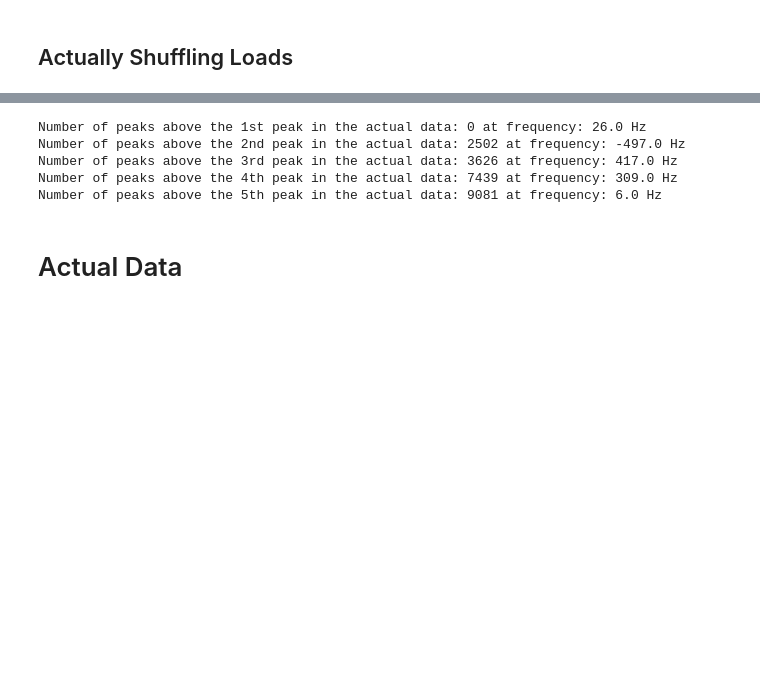
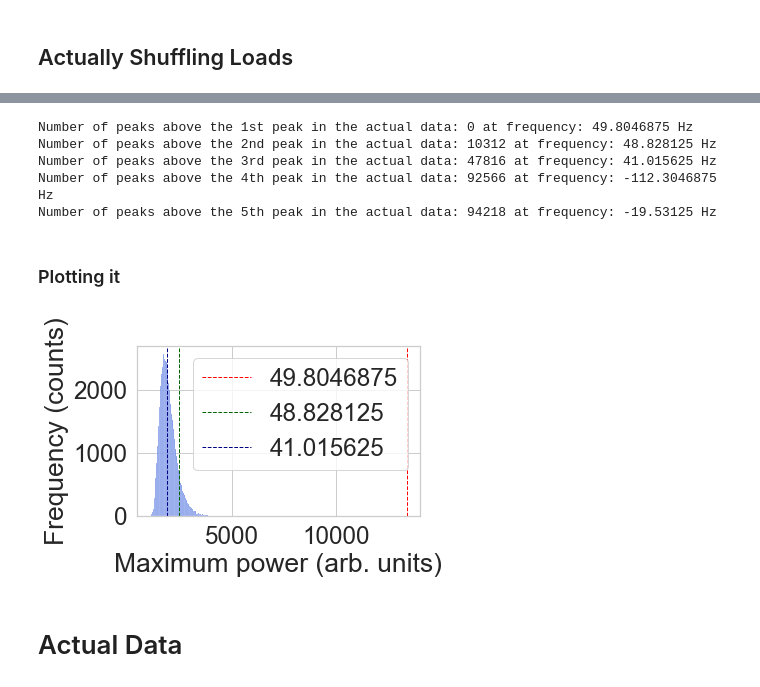
Before and after one commit to Joao-Carlos-S-G-de-A/Pulsar-Fourier-Transform, a Jupyter notebook: Main.ipynb, the cells around one changed output, grey strips where cells are left out. Cells and saved outputs as stored; diff of their text form; code cells hidden in the pictures; blank space fills up the shorter version.

```diff
--- a/Main.ipynb
+++ b/Main.ipynb
@@ -140,15 +147,15 @@ np.save('peaks_syn.npy', peaks_syn)
 # %%
 peaks_syn = np.load('peaks_syn.npy')
 above_1st_peak = (peaks_syn > power_syn[-1]).sum()
-print("Number of peaks above the 1st peak in the actual data:", above_1st_peak, "at frequency:", peak_freqs[-1], "Hz")
+print("Number of peaks above the 1st peak in the actual data:", above_1st_peak, "at frequency:", freq_syn[-1], "Hz")
 above_2nd_peak = (peaks_syn > power_syn[-3]).sum()
-print("Number of peaks above the 2nd peak in the actual data:", above_2nd_peak, "at frequency:", peak_freqs[-3], "Hz")
+print("Number of peaks above the 2nd peak in the actual data:", above_2nd_peak, "at frequency:", freq_syn[-3], "Hz")
 above_3rd_peak = (peaks_syn > power_syn[-5]).sum()
-print("Number of peaks above the 3rd peak in the actual data:", above_3rd_peak, "at frequency:", peak_freqs[-5], "Hz")
+print("Number of peaks above the 3rd peak in the actual data:", above_3rd_peak, "at frequency:", freq_syn[-5], "Hz")
 above_4th_peak = (peaks_syn > power_syn[-7]).sum()
-print("Number of peaks above the 4th peak in the actual data:", above_4th_peak, "at frequency:", peak_freqs[-8], "Hz")
+print("Number of peaks above the 4th peak in the actual data:", above_4th_peak, "at frequency:", freq_syn[-8], "Hz")
 above_5th_peak = (peaks_syn > power_syn[-9]).sum()
-print("Number of peaks above the 5th peak in the actual data:", above_5th_peak, "at frequency:", peak_freqs[-9], "Hz")
+print("Number of peaks above the 5th peak in the actual data:", above_5th_peak, "at frequency:", freq_syn[-9], "Hz")
 
 chance1st = above_1st_peak/n_trials
 chance2nd = above_2nd_peak/n_trials
@@ -156,11 +163,31 @@ chance3rd = above_3rd_peak/n_trials
 chance4th = above_4th_peak/n_trials
 chance5th = above_5th_peak/n_trials
 # %% [output]
-Number of peaks above the 1st peak in the actual data: 0 at frequency: 26.0 Hz
-Number of peaks above the 2nd peak in the actual data: 2502 at frequency: -497.0 Hz
-Number of peaks above the 3rd peak in the actual data: 3626 at frequency: 417.0 Hz
-Number of peaks above the 4th peak in the actual data: 7439 at frequency: 309.0 Hz
-Number of peaks above the 5th peak in the actual data: 9081 at frequency: 6.0 Hz
+Number of peaks above the 1st peak in the actual data: 0 at frequency: 49.8046875 Hz
+Number of peaks above the 2nd peak in the actual data: 10312 at frequency: 48.828125 Hz
+Number of peaks above the 3rd peak in the actual data: 47816 at frequency: 41.015625 Hz
+Number of peaks above the 4th peak in the actual data: 92566 at frequency: -112.3046875 Hz
+Number of peaks above the 5th peak in the actual data: 94218 at frequency: -19.53125 Hz
+# %% [markdown]
+### Plotting it
+# %%
+# Create histogram using Seaborn
+sns.histplot(peaks_syn, kde=False, color='royalblue')
+
+# Add labels and title
+plt.xlabel('Maximum power (arb. units)')
+plt.ylabel('Frequency (counts)')
+plt.tight_layout()
+plt.axvline(power_syn[-1], color='red', linestyle='dashed', linewidth=1, label=freq_syn[-1])
+plt.axvline(power_syn[-3], color='darkgreen', linestyle='dashed', linewidth=1, label=freq_syn[-3])
+plt.axvline(power_syn[-5], color='navy', linestyle='dashed', linewidth=1, label=freq_syn[-5])
+
+plt.legend()
+
+# Show plot
+plt.show()
+# %% [output]
+[figure, added]
 # %% [markdown]
 # Actual Data
 # %% [markdown]
```
Also changed, not shown: parts of 5 cells of this notebook, 2 other files.
